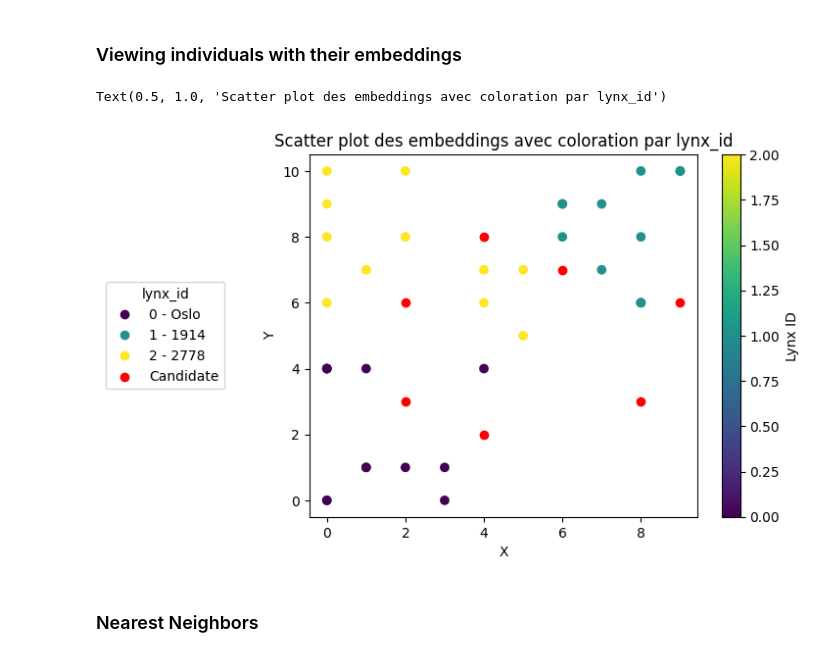
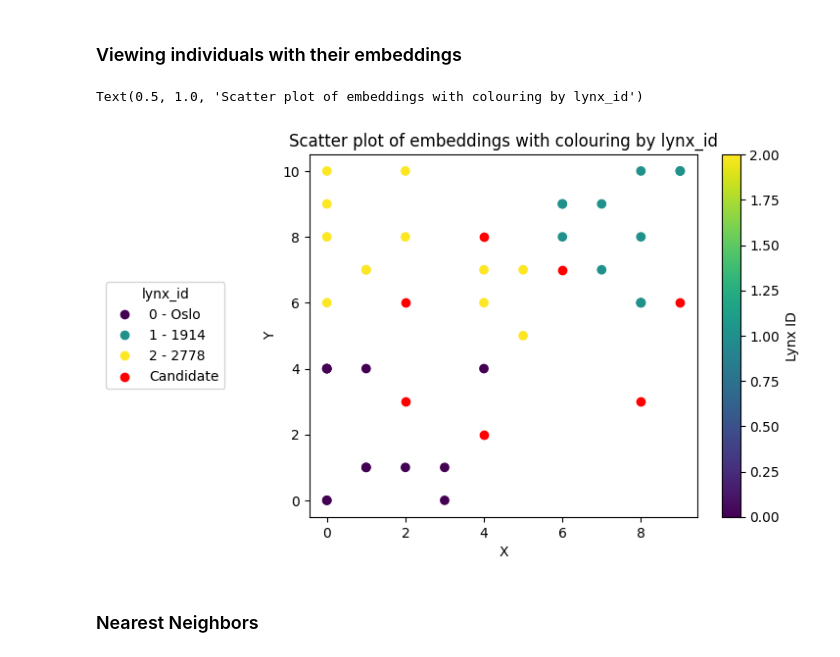
Before and after one commit to oliviergimenez/lynx-id, a Jupyter notebook: cluster.ipynb, the cells around one changed output. Saved outputs shown, nothing was run; the diff lists cells and outputs as text; code cells hidden in the pictures.

```diff
--- a/cluster.ipynb
+++ b/cluster.ipynb
@@ -138,23 +138,23 @@ candidates_dots_x, candidates_dots_y
 # %%
 fig, ax = plt.subplots()
 
 scatter = plt.scatter(data_selected_individuals['embedding_x'], data_selected_individuals['embedding_y'], c=data_selected_individuals['lynx_id_int'])
-ax.scatter(candidates_dots_x, candidates_dots_y, c='red', marker='o', label='Nouvelle donnée')
+ax.scatter(candidates_dots_x, candidates_dots_y, c='red', marker='o', label='New data')
 
 
 handles, labels = scatter.legend_elements()
 handles.append(ax.scatter([], [], c='red', marker='o'))
 labels.append('Candidate')
 labels = [re.search(r'\d+', key).group() + ' - ' + lynx_int_to_str[int(re.search(r'\d+', key).group())] if re.search(r'\d+', key) else key for key in labels]
 legend = ax.legend(handles, labels, loc="center right", title="lynx_id",  bbox_to_anchor=(-0.2, 0.5))
 
 plt.colorbar(label="Lynx ID")
 plt.xlabel("X")
 plt.ylabel("Y")
-plt.title("Scatter plot des embeddings avec coloration par lynx_id")
+plt.title("Scatter plot of embeddings with colouring by lynx_id")
 # %% [output]
-Text(0.5, 1.0, 'Scatter plot des embeddings avec coloration par lynx_id')
+Text(0.5, 1.0, 'Scatter plot of embeddings with colouring by lynx_id')
-[figure, old version]
+[figure, new version]
 # %% [markdown]
 ### Nearest Neighbors
 # %%
```
Also changed, not shown: parts of 2 cells of this notebook.
